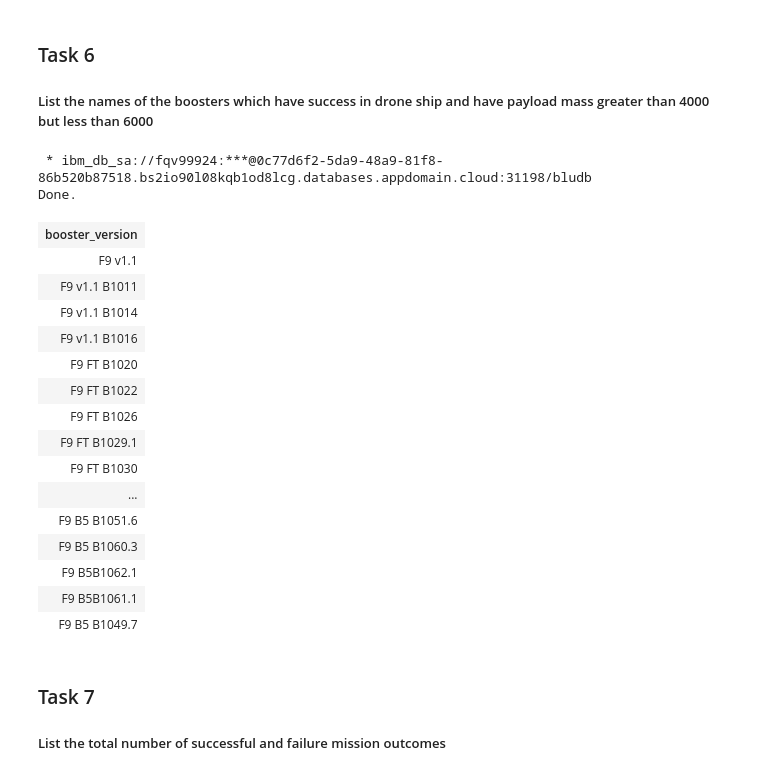
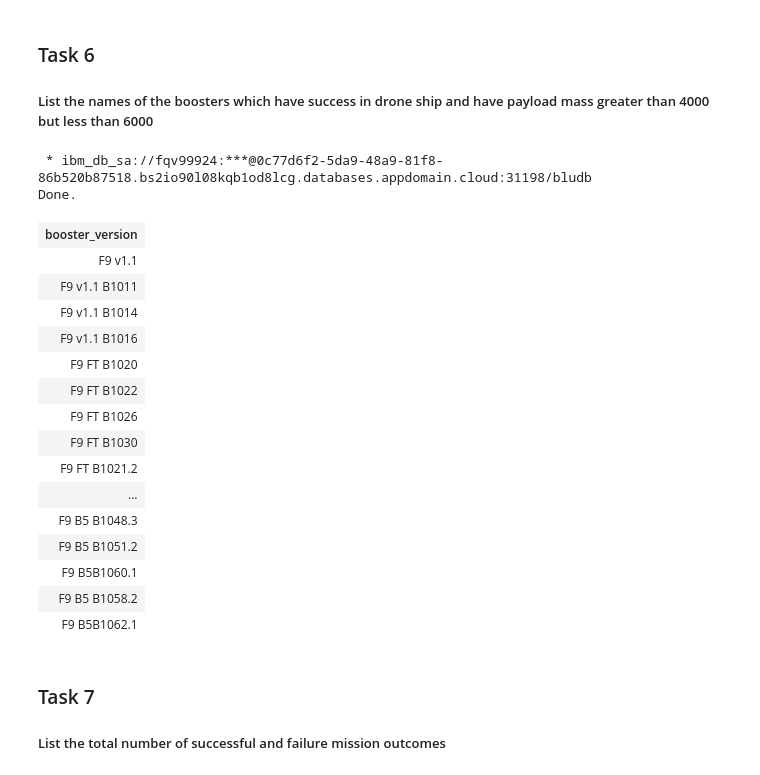
Before and after one commit to AhmedSaad52/testrep, a Jupyter notebook: Complete the EDA with SQL lab.ipynb, the cells around one changed output. Saved outputs shown, nothing was run; the diff lists cells and outputs as text; code cells hidden in the pictures.

```diff
--- a/Complete the EDA with SQL lab.ipynb
+++ b/Complete the EDA with SQL lab.ipynb
@@ -308,27 +285,27 @@ Done.
 # %%
 %%sql
 SELECT booster_version
 FROM spacextbl
-WHERE  mission_outcome like 'Success' and payload_mass__kg_>4000
+WHERE  mission_outcome like 'Success' and payload_mass__kg_ between 4000 and 6000
 # %% [output]
  * ibm_db_sa://fqv99924:***@0c77d6f2-5da9-48a9-81f8-86b520b87518.bs2io90l08kqb1od8lcg.databases.appdomain.cloud:31198/bludb
 Done.
 | booster_version |
 | F9 v1.1 |
 | F9 v1.1 B1011 |
 | F9 v1.1 B1014 |
 | F9 v1.1 B1016 |
 | F9 FT B1020 |
 | F9 FT B1022 |
 | F9 FT B1026 |
-| F9 FT B1029.1 |
 | F9 FT B1030 |
+| F9 FT B1021.2 |
 | ... |
-| F9 B5 B1051.6 |
-| F9 B5 B1060.3 |
+| F9 B5 B1048.3 |
+| F9 B5 B1051.2 |
+| F9 B5B1060.1 |
+| F9 B5 B1058.2 |
 | F9 B5B1062.1 |
-| F9 B5B1061.1 |
-| F9 B5 B1049.7 |
 # %% [markdown]
 ### Task 7
 
```
Also changed, not shown: parts of 1 cell of this notebook.
